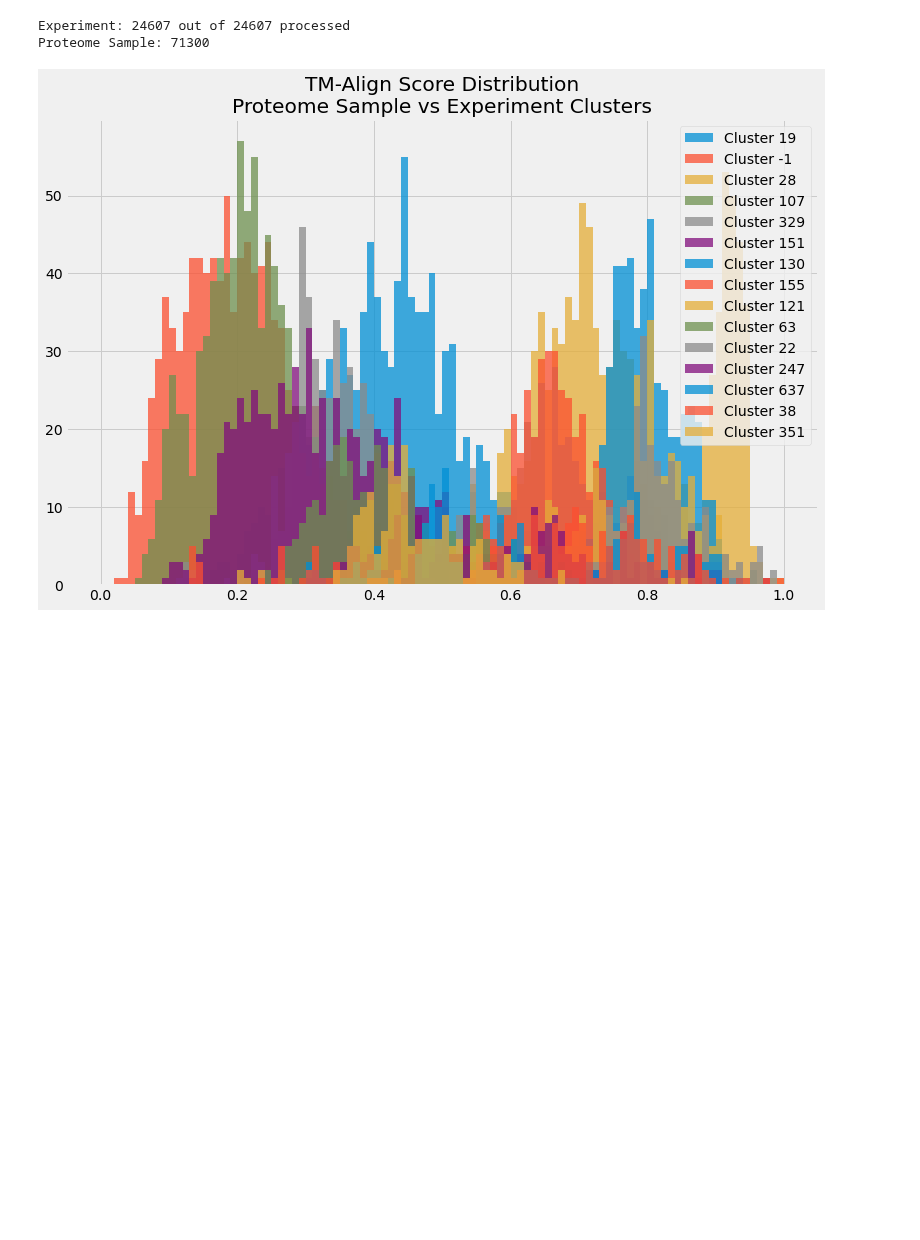
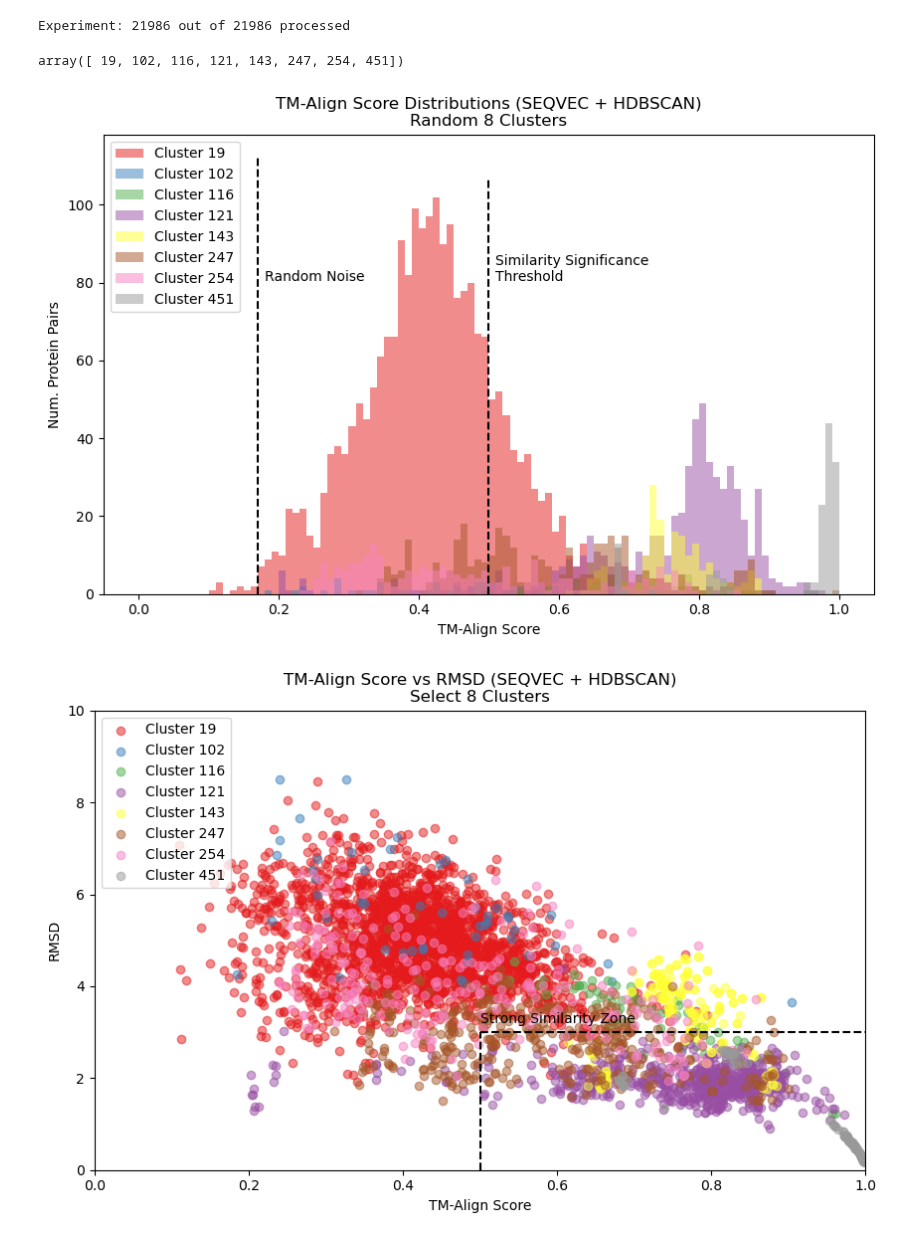
Before and after one commit to dptrsa-300/pss, a Jupyter notebook: tmalign_runs/Untitled.ipynb, the cells around one changed output. Cells and saved outputs as stored; diff of their text form; code cells hidden in the pictures; blank space fills up the shorter version.

```diff
--- a/tmalign_runs/Untitled.ipynb
+++ b/tmalign_runs/Untitled.ipynb
@@ -12,46 +121,19 @@ from google.cloud.storage import Blob
 # %%
 dir_files = [n.split('.')[0] for n in os.listdir('/home/jupyter/pss/tmp/') if not n in ['.ipynb_checkpoints', 'Untitled.ipynb', 'TMalign.cpp', 'blast_annotations.parquet']]
 res = pd.DataFrame(None)
-
 for file in dir_files:
     res = res.append(pd.read_parquet(f'/home/jupyter/pss/tmp/{file}.parquet'))
-
-print('Experiment:', len(res), 'out of 59684 processed')
-sample_all = pd.read_parquet('/home/jupyter/pss/tmalign_rmsd_full.parquet')
-print('Proteome Sample:', len(sample_all))
+print('Experiment:', len(res), 'out of 14338 processed')
 # %% [output]
-Experiment: 24607 out of 24607 processed
-Proteome Sample: 71300
+Experiment: 21986 out of 21986 processed
-# %%
-# manual list
-#interesting_clusters = [2, 168]
-
-# top n clusters by number of proteins processed in each so far
-interesting_clusters = res[['cluster', 'target_protein']].groupby(['cluster']).count().reset_index().sort_values(
-    by=['target_protein'], ascending=False)[:15].cluster.values
-
-# top n clusters by highest mean tmalign_score in each so far
-#interesting_clusters = res[['cluster', 'tmalign_score']].groupby(['cluster']).mean(['tmalign_score']).reset_index().sort_values(
-#    by=['tmalign_score'], ascending=False)[:15].cluster.values
-
-# random sample of clusters
-#interesting_clusters = res[['cluster', 'target_protein']].groupby(['cluster']).count().reset_index().sample(15).cluster.values
-
-ssize = int(len(res[res.cluster.isin(interesting_clusters)])*1)
-
-figure(figsize=(12, 8))
-bin_size = 100
-#pyplot.hist(sample_all.sample(ssize).tm_score_norm_ref_p1.astype(float), bins=bin_size, alpha=0.5, label=f'Sample ({ssize} obs.)', range=(0,1))
-
-for cluster in interesting_clusters:
-    pyplot.hist(res[res.cluster == cluster].tmalign_score, bins=bin_size, alpha=0.75, label=f'Cluster {cluster}', range=(0,1))
-
-pyplot.style.use('fivethirtyeight')
-pyplot.legend(loc='upper right')
-pyplot.title('TM-Align Score Distribution\nProteome Sample vs Experiment Clusters')
-pyplot.show()
-# %% [output]
-[figure, removed]
+# %%
+cmap = 'Set2'
+plot_1_clusters = tmalign_hist(res, version='random', num_results=8, cmap=cmap)
+tmalign_scatter(res[res.cluster.isin(plot_1_clusters)], cmap=cmap)
+# %% [output]
+array([ 19, 102, 116, 121, 143, 247, 254, 451])
+[figure, added]
+[figure, added]
 # %%
 # Highest number of processed protein pairs per cluster
 res[['cluster', 'target_protein']].groupby(['cluster']).count().reset_index().sort_values(by=['target_protein'], ascending=False)[:10]
```
Also changed, not shown: parts of 19 cells of this notebook, 1 other file.
